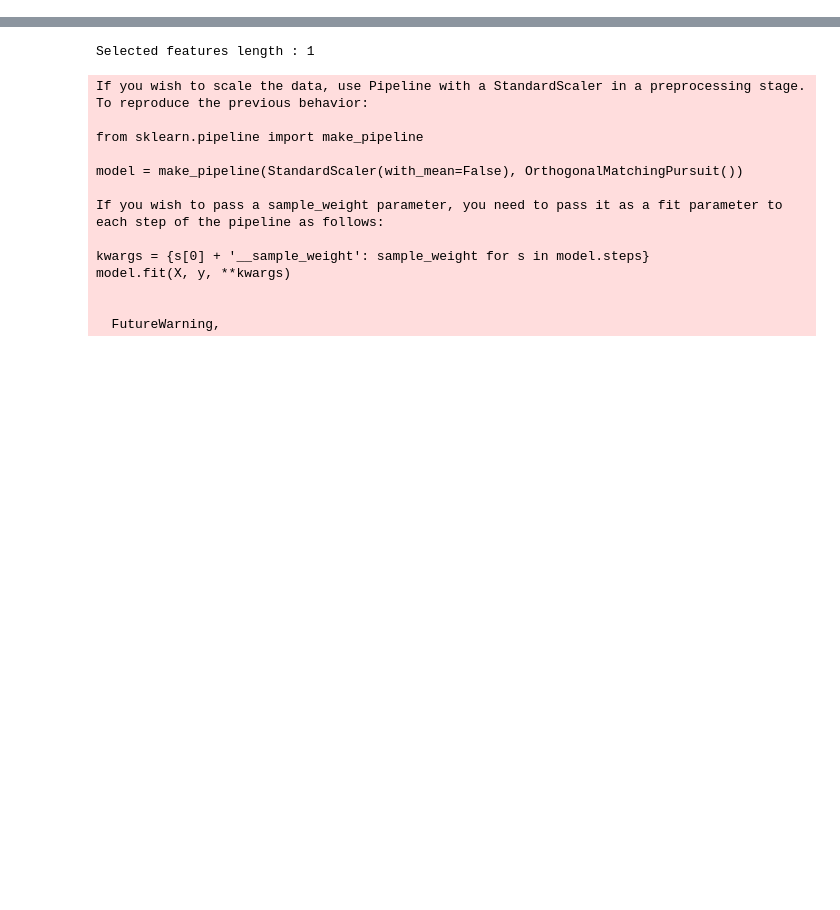
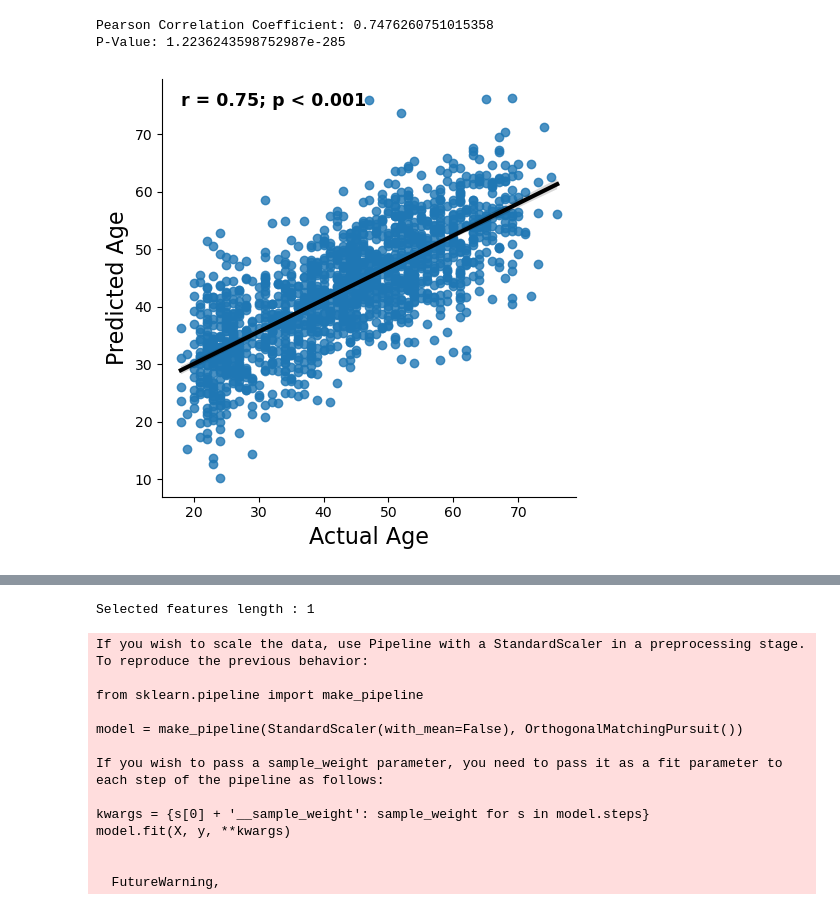
Before and after one commit to lullcant/413project, a Jupyter notebook: preprocess.ipynb, the cells around one changed output, grey strips where cells are left out. Drawn from its saved outputs; the diff is of its cells as text; code cells hidden in the pictures; blank space fills up the shorter version.

Commit message:
update pearson coefficient plot

```diff
--- a/preprocess.ipynb
+++ b/preprocess.ipynb
@@ -181 +181,19 @@ fulldata
 1596 rows × 409 columns
+# %%
+import pandas as pd
+import numpy as np
+import statsmodels.formula.api as smf
+
+# Assuming that you have your dataset loaded into a DataFrame called 'fulldata'
+
+# Adding a new column for age with the transformed values (age^0.75)
+fulldata['age_transformed'] = fulldata['age'] ** 0.75
+
+# Defining the formula for linear regression with interaction terms
+formula = "age_transformed ~ wmparcwmlhmedialorbitofrontal + wmparcwmlhinsula + sex + rhGrayVolsuperiorfrontal + asegLeftThalamus + asegLeftPutamen + asegBrainStem + asegRightCerebellumCortex + asegOpticChiasm + lhThickAvglateraloccipital + lhMeanCurvprecentral + asegBrainStem:asegOpticChiasm + rhGrayVolsuperiorfrontal:asegLeftPutamen + wmparcwmlhinsula:rhGrayVolsuperiorfrontal"
+
+# Performing the linear regression
+base_model_interact = smf.ols(formula, data=fulldata).fit()
+
+# Displaying the summary of the regression results
+print(base_model_interact.summary())
@@ -181,0 +218,50 @@ fulldata
+# %%
+import pandas as pd
+import numpy as np
+import statsmodels.formula.api as smf
+import seaborn as sns
+import os
+from scipy.stats import pearsonr
+
+# Assuming you have already defined 'fulldata' using the provided code
+
+# Adding a new column for age with the transformed values (age^0.75)
+fulldata['age_transformed'] = fulldata['age'] ** 0.75
+
+# Convert 'age' column to numeric data type
+fulldata['age'] = pd.to_numeric(fulldata['age'])
+
+# Defining the formula for linear regression with interaction terms
+formula = "age_transformed ~ wmparcwmlhmedialorbitofrontal + wmparcwmlhinsula + sex + rhGrayVolsuperiorfrontal + asegLeftThalamus + asegLeftPutamen + asegBrainStem + asegRightCerebellumCortex + asegOpticChiasm + lhThickAvglateraloccipital + lhMeanCurvprecentral + asegBrainStem:asegOpticChiasm + rhGrayVolsuperiorfrontal:asegLeftPutamen + wmparcwmlhinsula:rhGrayVolsuperiorfrontal"
+
+# Performing the linear regression
+base_model_interact = smf.ols(formula, data=fulldata).fit()
+
+# Extracting actual and predicted age values
+actual_age = fulldata['age']
+fulldata['predicted_age'] = base_model_interact.predict(fulldata) ** (4/3)
+
+# Pearson correlation test
+correlation_coefficient, p_value = pearsonr(actual_age, fulldata['predicted_age'])
+
+# Print the correlation coefficients with its corresponding p-value
+print("Pearson Correlation Coefficient:", correlation_coefficient)
+print("P-Value:", p_value)
+
+# Set fontsize for axis labels
+plt.rc('axes', labelsize=16)
+
+# Creating the scatter plot with the regression line using seaborn's lmplot
+sns.lmplot(x='age', y='predicted_age', data=fulldata, line_kws={'color': 'black', 'linewidth':3})
+plt.xlabel('Actual Age')
+plt.ylabel('Predicted Age')
+# plt.title('Predicted Age vs. Actual Age')
+
+# Adding text at the upper left corner
+plt.text(18, 75, 'r = 0.75; p < 0.001', color='black', fontsize=12.5, fontweight='bold')
+
+plt.show()
+# %% [output]
+Pearson Correlation Coefficient: 0.7476260751015358
+P-Value: 1.2236243598752987e-285
+[figure, added]
```
Also changed, not shown: parts of 3 cells of this notebook, 5 other files.
